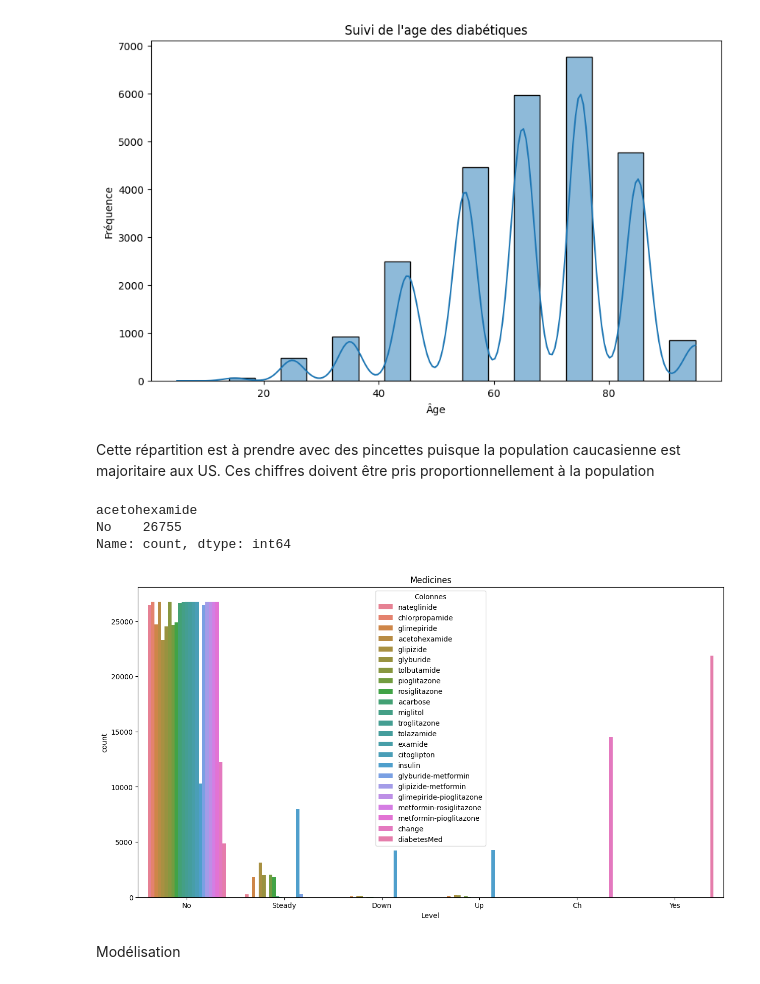
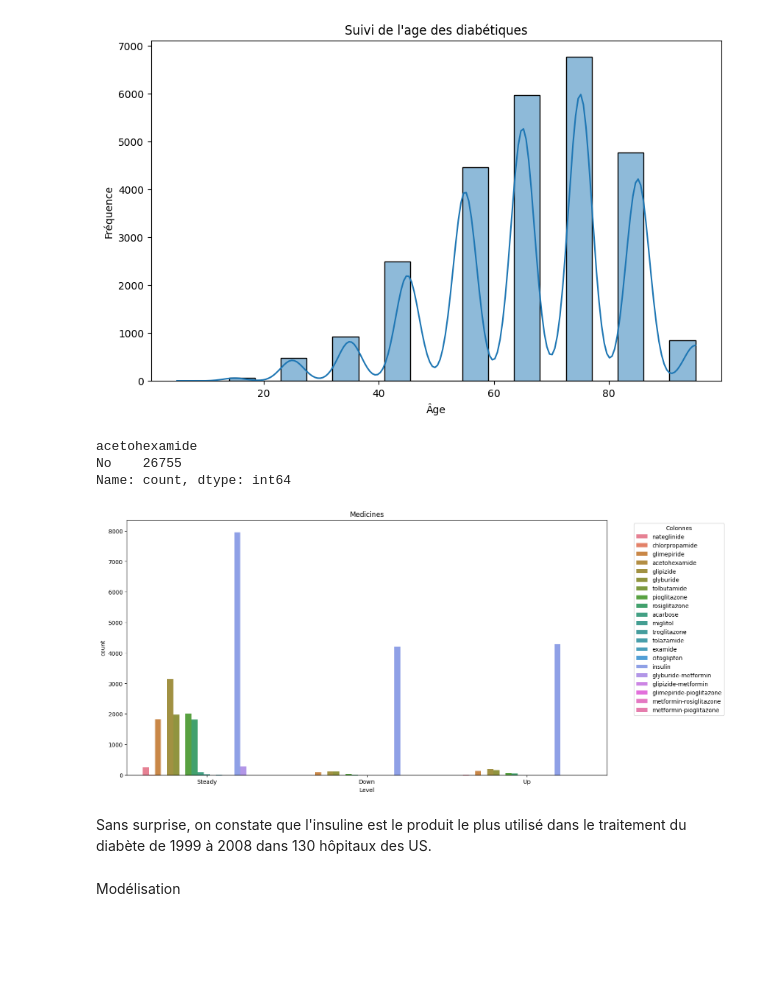
Before and after one commit to NadiaKlos/Python_Final_Project, a Jupyter notebook: Final_Project_Python.ipynb, the cells around one changed output. Cells and saved outputs as stored; diff of their text form; code cells hidden in the pictures; blank space fills up the shorter version.

```diff
--- a/Final_Project_Python.ipynb
+++ b/Final_Project_Python.ipynb
@@ -179,25 +181,33 @@ plt.ylabel('Fréquence')
 plt.show()
 # %% [output]
 [figure]
-# %% [markdown]
-Cette répartition est à prendre avec des pincettes puisque la population caucasienne est majoritaire aux US. Ces chiffres doivent être pris proportionnellement à la population
 # %%
 diabetic_data['acetohexamide'].value_counts()
 # %% [output]
 acetohexamide
 No    26755
 Name: count, dtype: int64
-# %%
-plt.figure(figsize=(15, 8))
-#on sélectionne les colonnes que l'on souhaite visualiser
-medicines_data= diabetic_data.columns[24:47]
-sns.countplot(data=pd.melt(diabetic_data, value_vars=medicines_data), x='value', hue='variable')
-plt.title('Medicines')
-plt.xlabel('Level')
-plt.legend(title='Colonnes')
-plt.show()
-# %% [output]
-[figure, removed]
+# %%
+import matplotlib.pyplot as plt
+import seaborn as sns
+
+# Sélection des colonnes
+medicines_data = diabetic_data.columns[24:45]
+
+# Filtrer les données pour exclure les valeurs 'No'
+filtered_data = diabetic_data[medicines_data][(diabetic_data[medicines_data] == 'Down') | (diabetic_data[medicines_data] == 'Steady') | (diabetic_data[medicines_data] == 'Up')]
+
+# Créer le graphique
+plt.figure(figsize=(15, 8))
+sns.countplot(data=pd.melt(filtered_data), x='value', hue='variable')
+plt.title('Medicines')
+plt.xlabel('Level')
+plt.legend(title='Colonnes', bbox_to_anchor=(1.05, 1), loc='upper left')
+plt.show()
+# %% [output]
+[figure, added]
+# %% [markdown]
+Sans surprise, on constate que l'insuline est le produit le plus utilisé dans le traitement du diabète de 1999 à 2008 dans 130 hôpitaux des US.
 # %% [markdown]
 Modélisation
 # %%
```
Also changed, not shown: parts of 8 cells of this notebook.
